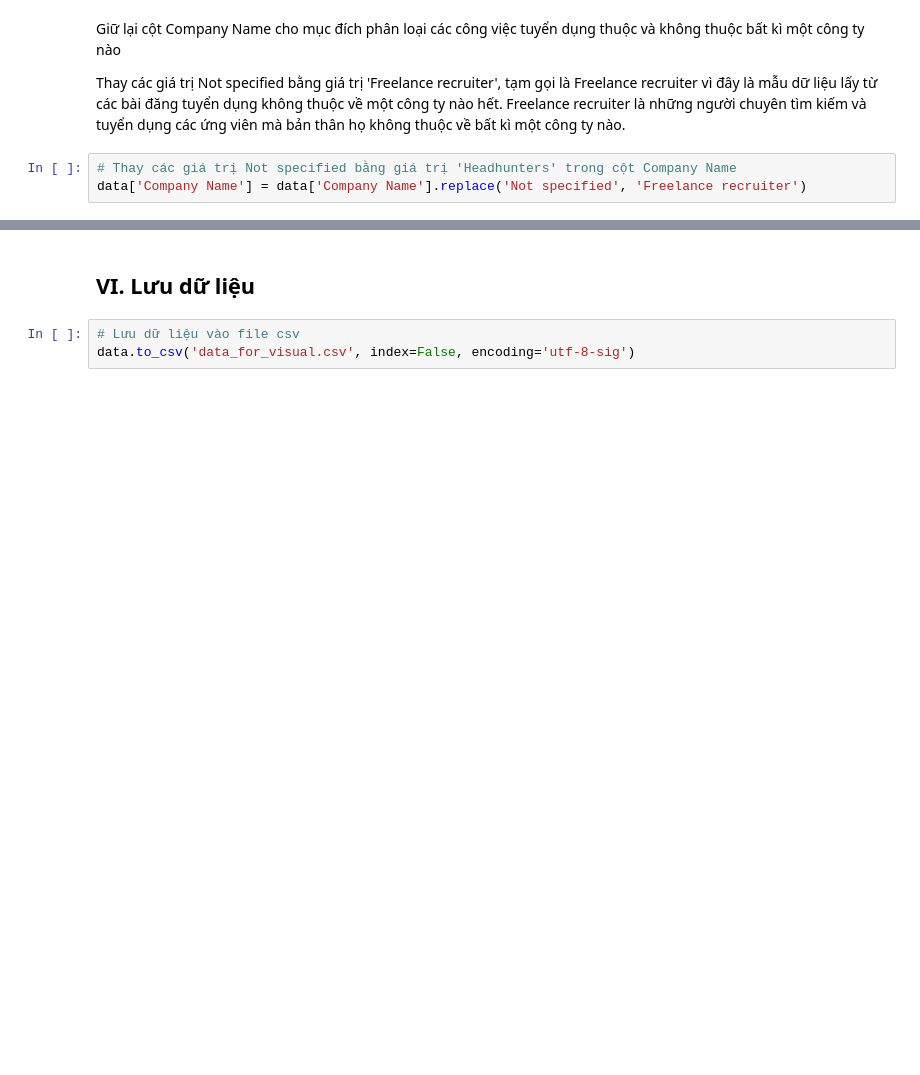
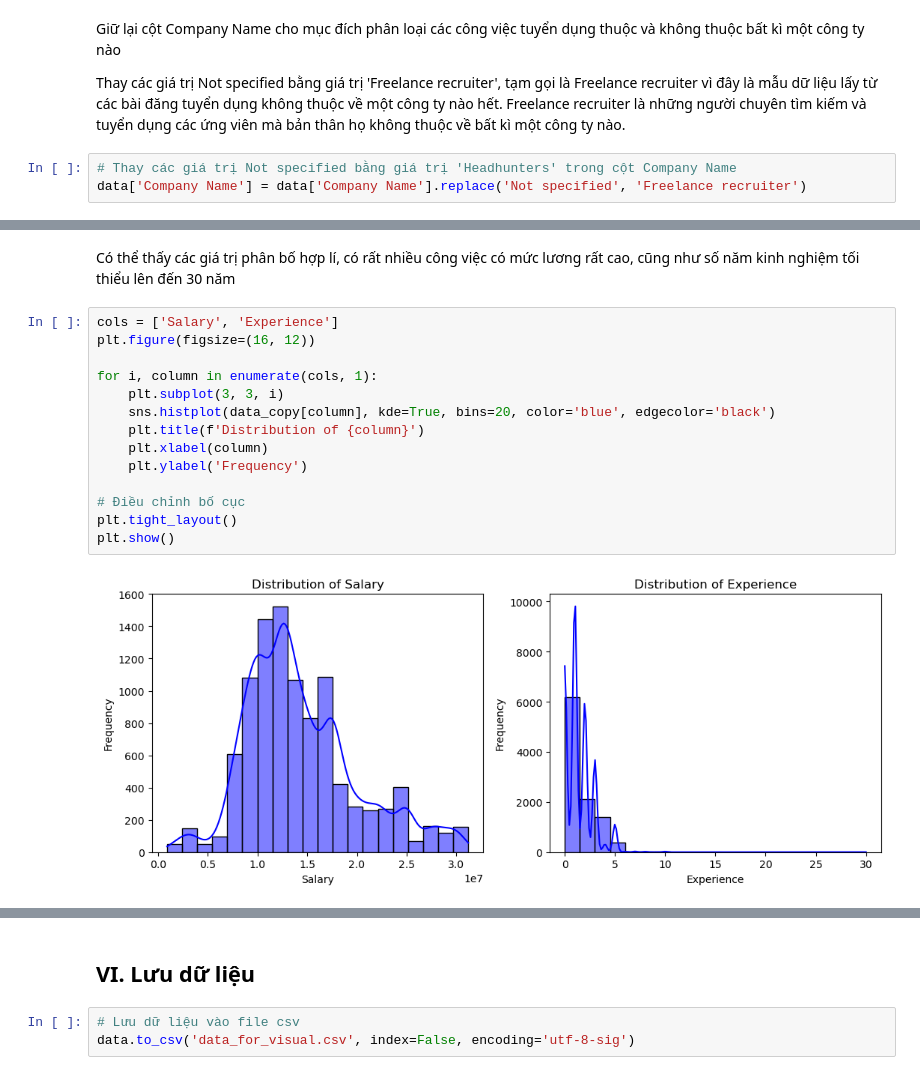
Before and after one commit to Dzivilord/carrerModeling, a Jupyter notebook: ExploringData/ExploringData.ipynb, the cells around one changed output, grey strips where cells are left out. Drawn from its saved outputs; the diff is of its cells as text; blank space fills up the shorter version.

```diff
--- a/ExploringData/ExploringData.ipynb
+++ b/ExploringData/ExploringData.ipynb
@@ -690,0 +922,18 @@ data.shape
+# %% [markdown]
+Có thể thấy các giá trị phân bố hợp lí, có rất nhiều công việc có mức lương rất cao, cũng như số năm kinh nghiệm tối thiểu lên đến 30 năm
+# %%
+cols = ['Salary', 'Experience']
+plt.figure(figsize=(16, 12))
+
+for i, column in enumerate(cols, 1):
+    plt.subplot(3, 3, i)
+    sns.histplot(data_copy[column], kde=True, bins=20, color='blue', edgecolor='black')
+    plt.title(f'Distribution of {column}')
+    plt.xlabel(column)
+    plt.ylabel('Frequency')
+
+# Điều chỉnh bố cục
+plt.tight_layout()
+plt.show()
+# %% [output]
+[figure, added]
```
Also changed, not shown: parts of 54 cells of this notebook, 1 other file.
